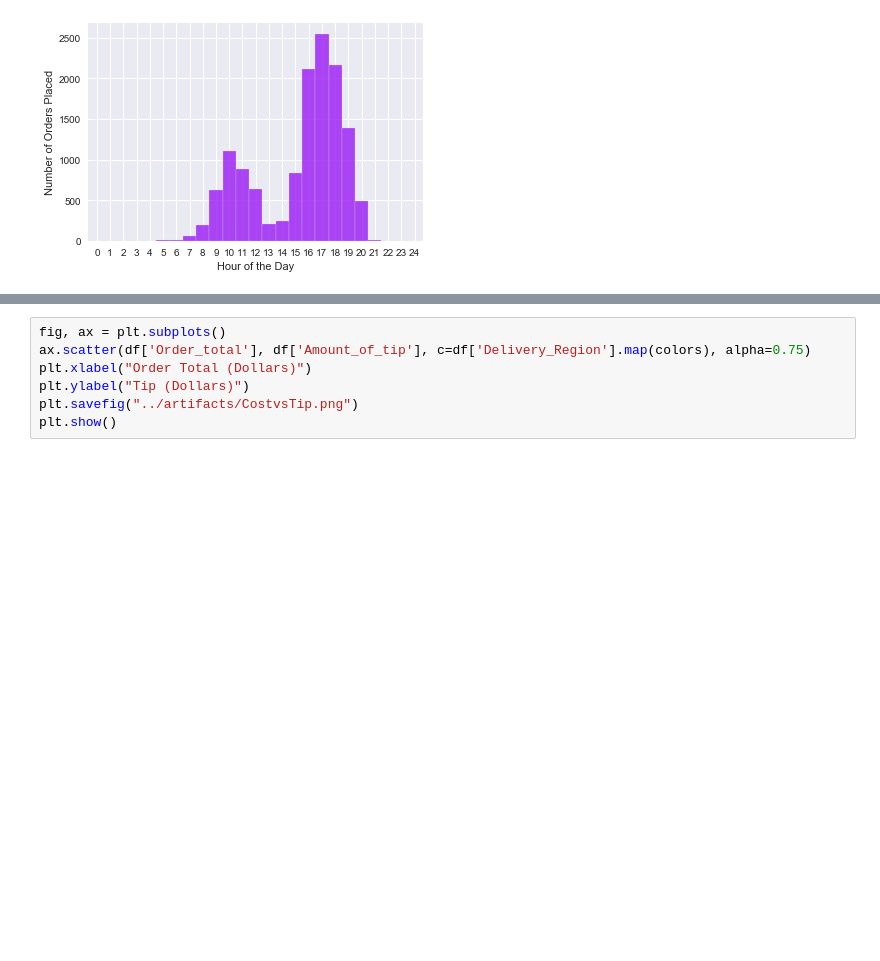
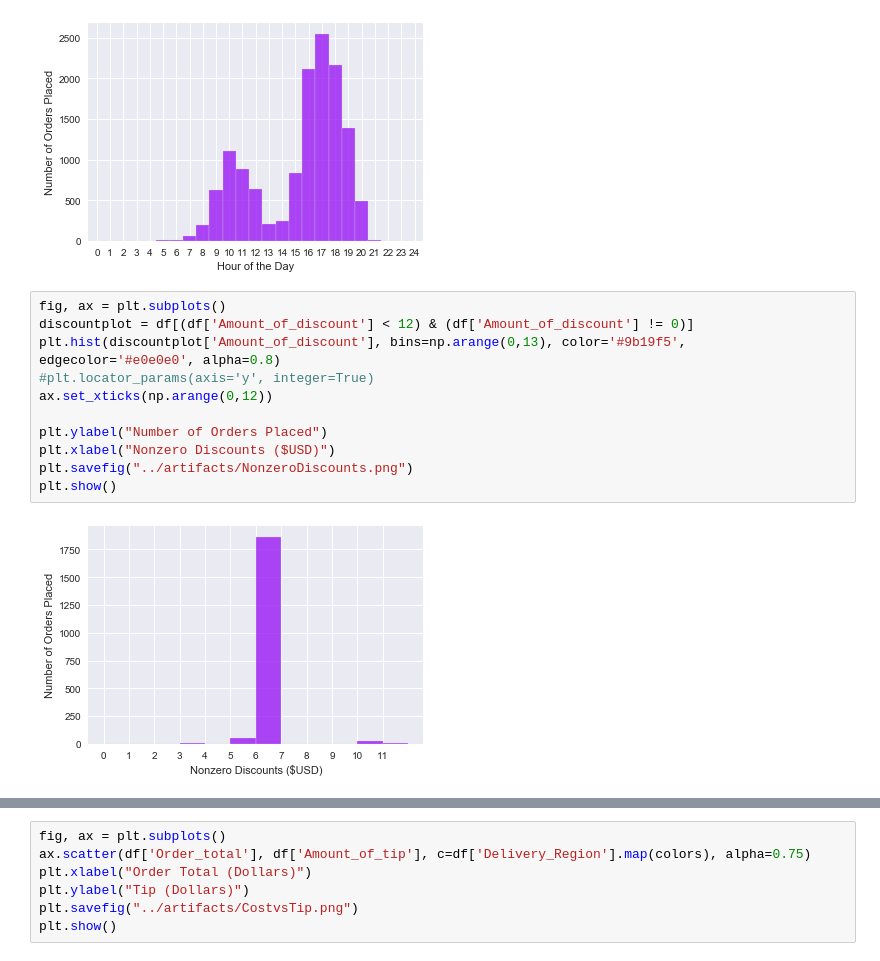
Before and after one commit to toestie/fooddelivery-dataset, a Jupyter notebook: notebooks/analysis.ipynb, the cells around one changed output, grey strips where cells are left out. Cells and saved outputs as stored; diff of their text form; blank space fills up the shorter version.

```diff
--- a/notebooks/analysis.ipynb
+++ b/notebooks/analysis.ipynb
@@ -243,4 +243,17 @@ plt.savefig("../artifacts/DeliveryHourHist.png")
 plt.show()
 # %% [output]
 [figure]
+# %%
+fig, ax = plt.subplots()
+discountplot = df[(df['Amount_of_discount'] < 12) & (df['Amount_of_discount'] != 0)]
+plt.hist(discountplot['Amount_of_discount'], bins=np.arange(0,13), color='#9b19f5', edgecolor='#e0e0e0', alpha=0.8)
+#plt.locator_params(axis='y', integer=True)
+ax.set_xticks(np.arange(0,12))
+
+plt.ylabel("Number of Orders Placed")
+plt.xlabel("Nonzero Discounts ($USD)")
+plt.savefig("../artifacts/NonzeroDiscounts.png")
+plt.show()
+# %% [output]
+[figure, added]
 # %%
```
Also changed, not shown: parts of 2 cells of this notebook, 3 other files.
